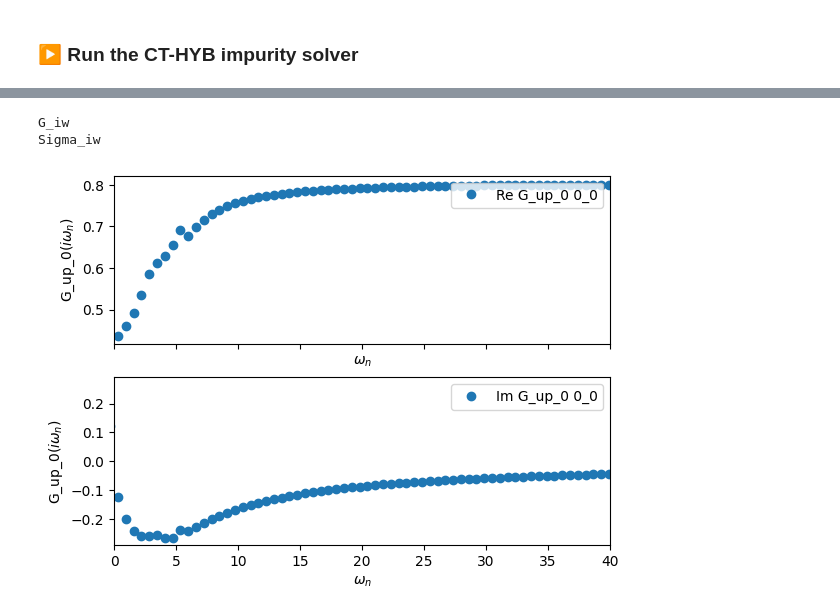
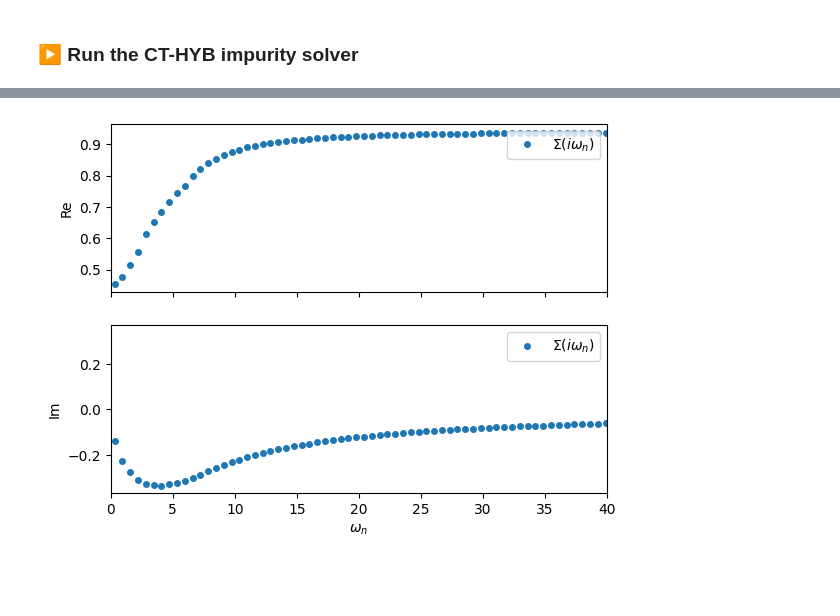
Before and after one commit to harrisonlabollita/TRIQS-tutorials, a Jupyter notebook: ModEST-DMFT/01-modest.ipynb, the cells around one changed output, grey strips where cells are left out. Saved outputs shown, nothing was run; the diff lists cells and outputs as text; code cells hidden in the pictures; blank space fills up the shorter version.

```diff
--- a/ModEST-DMFT/01-modest.ipynb
+++ b/ModEST-DMFT/01-modest.ipynb
@@ -609,7 +542,7 @@ print(gloc_C)
 from triqs.gf import MeshImFreq
 
 beta = 10.0 # inverse temperature
-mesh = MeshImFreq(beta, S='Fermion', n_iw=1025) # Matsubara mesh
+mesh = MeshImFreq(beta, S='Fermion', n_iw=251) # Matsubara mesh
 
 # Step 1: find the chemical potential for target density
 mu = modest.find_chemical_potential(target_density, obe, beta, verbosity=True) # verbosity broken!
@@ -696,16 +629,15 @@ h_int =
 # %%
 from triqs.operators import n
 
-U = 3.0
+U = 3.6
 h_int = U*n('up_0',0)*n('down_0',0)
 # %% [markdown]
 ### ▶️ Run the CT-HYB impurity solver
 # %%
-solver_params = dict(length_cycle=60, n_cycles = int(1e+6),
-                          n_warmup_cycles = int(1e+3),
+solver_params = dict(length_cycle=60, n_cycles = int(2e+6),
+                          n_warmup_cycles = int(1e+4),
                           perform_tail_fit=True, fit_min_w=6, fit_max_w=10,
-                          imag_threshold = 1e-8)
-
+                          imag_threshold = 1e-6)
 results = solve(Delta_iw, hloc0, h_int, **solver_params)
 # %% [output]
 Root finder search of Chemical Potential to obtain Total Density = 1 +/- 1e-05
@@ -729,15 +680,10 @@ Warning :: Trace of the density matrix is 1 instead of 1
-# %%
-print(results)
-# %% [output]
-G_iw
-Sigma_iw
 # %%
 from triqs.plot.mpl_interface import oplot
 
-fig, ax = plt.subplots(2,1,sharex=True)
-ax[0].oplot(results.Sigma_iw['up_0'], 'o', mode='R')
-ax[1].oplot(results.Sigma_iw['up_0'], 'o', mode='I')
+fig, ax = plt.subplots(2,1, sharex=True)
+ax[0].oplot(results.Sigma_iw['up_0'], 'o', ms=4,  mode='R', label=r'$\Sigma(i\omega_{n})$'); ax[0].set_ylabel('Re'); ax[0].set_xlabel('')
+ax[1].oplot(results.Sigma_iw['up_0'], 'o', ms=4, mode='I', label=r'$\Sigma(i\omega_{n})$'); ax[1].set_ylabel('Im')
 ax[0].set_xlim(0, 40)
 plt.show()
 # %% [output]
-[figure, old version]
+[figure, new version]
```
Also changed, not shown: parts of 30 cells of this notebook, 1 other file.
